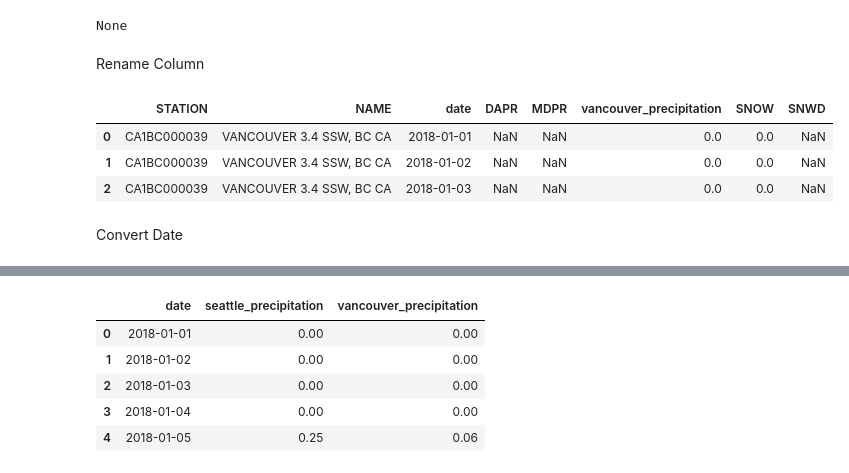
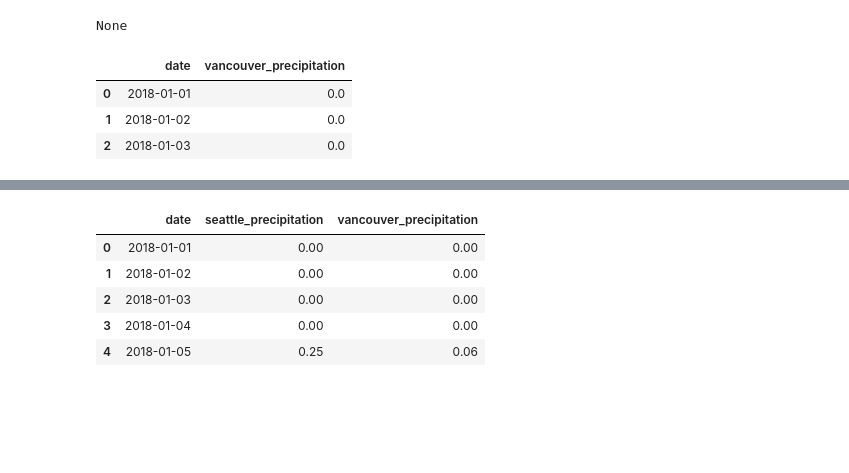
Before and after one commit to porhay007/weather, a Jupyter notebook: code/Seattle_weather_project.ipynb, the cells around one changed output, grey strips where cells are left out. Cells and saved outputs as stored; diff of their text form; code cells hidden in the pictures; blank space fills up the shorter version.

```diff
--- a/code/Seattle_weather_project.ipynb
+++ b/code/Seattle_weather_project.ipynb
@@ -40,19 +37,13 @@ Data columns (total 8 columns):
 dtypes: float64(5), object(3)
 memory usage: 95.8+ KB
 None
-# %% [markdown]
-Rename Column
 # %%
+#Rename Column for clarity
 seattle_df.rename(columns={'PRCP':'seattle_precipitation', 'DATE' : 'date'}, inplace= True)
 vancouver_df.rename(columns={'PRCP':'vancouver_precipitation','DATE': 'date'}, inplace= True)
-
-
-vancouver_df.head(3)
 # %% [output]
-|  | STATION | NAME | date | DAPR | MDPR | vancouver_precipitation | SNOW | SNWD |
-| 0 | CA1BC000039 | VANCOUVER 3.4 SSW, BC CA | 2018-01-01 | NaN | NaN | 0.0 | 0.0 | NaN |
-| 1 | CA1BC000039 | VANCOUVER 3.4 SSW, BC CA | 2018-01-02 | NaN | NaN | 0.0 | 0.0 | NaN |
-| 2 | CA1BC000039 | VANCOUVER 3.4 SSW, BC CA | 2018-01-03 | NaN | NaN | 0.0 | 0.0 | NaN |
+|  | date | vancouver_precipitation |
+| 0 | 2018-01-01 | 0.0 |
+| 1 | 2018-01-02 | 0.0 |
+| 2 | 2018-01-03 | 0.0 |
-# %% [markdown]
-Convert Date
 # %%
```
Also changed, not shown: parts of 20 cells of this notebook, 1 other file.
